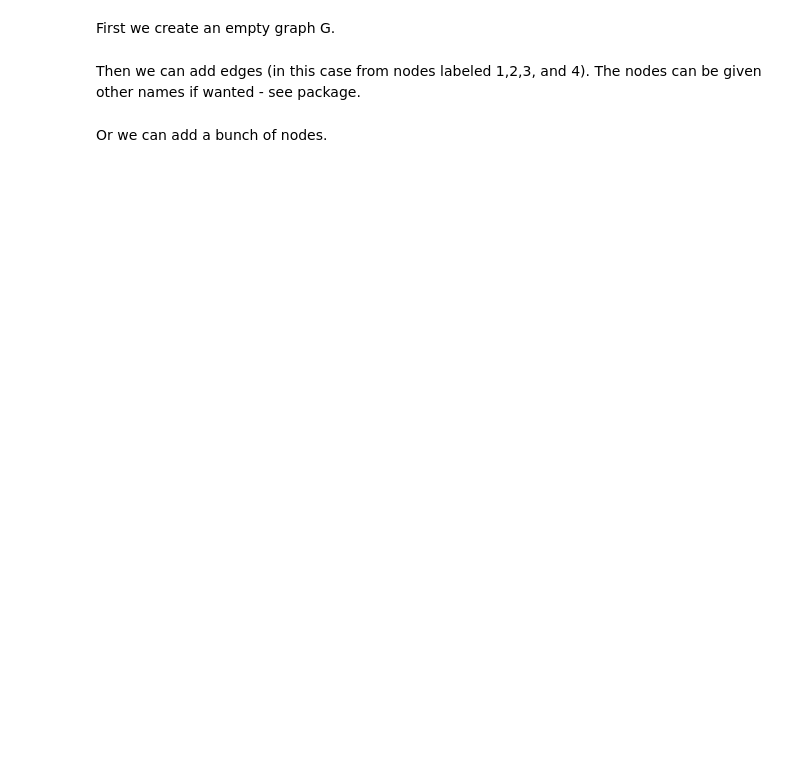
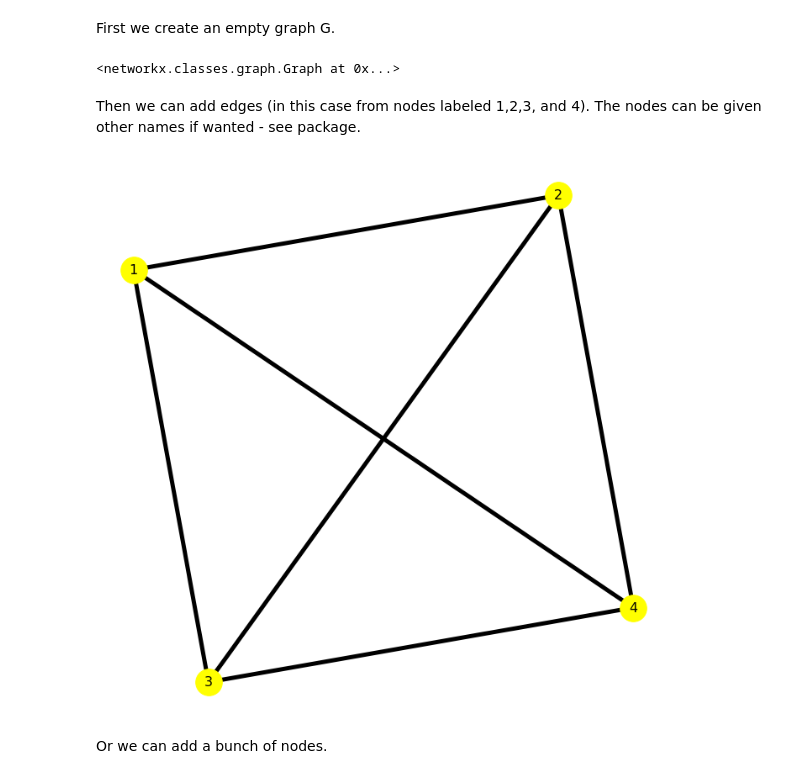
Before and after one commit to kpentland/MA933-2021, a Jupyter notebook: Notebooks/Support Class 6.ipynb, the cells around one changed output. Saved outputs shown, nothing was run; the diff lists cells and outputs as text; code cells hidden in the pictures; blank space fills up the shorter version.

```diff
--- a/Notebooks/Support Class 6.ipynb
+++ b/Notebooks/Support Class 6.ipynb
@@ -18,20 +22,26 @@ from scipy import stats
 First we create an empty graph G.
 # %%
 G = nx.Graph()
+G
+# %% [output]
+<networkx.classes.graph.Graph at 0x...>
 # %% [markdown]
 Then we can add edges (in this case from nodes labeled 1,2,3, and 4). The nodes can be given other names if wanted - see package.
 # %%
 G.add_edge('1','2')
 G.add_edge('1','3')
 G.add_edge('2','3')
 G.add_edge('1','4')
 G.add_edge('3','4')
 G.add_edge('2','4')
 
 plt.figure(figsize = (12,12))
-pos=nx.circular_layout(G)
+#pos=nx.circular_layout(G)
+pos = nx.fruchterman_reingold_layout(G);
 nx.draw_networkx(G, pos = pos, with_labels = True, node_color = 'yellow',node_size=1000, font_size=16, width=5)
 plt.axis('off');
+# %% [output]
+[figure, added]
 # %% [markdown]
 Or we can add a bunch of nodes.
 # %%
```
Also changed, not shown: parts of 56 cells of this notebook.
